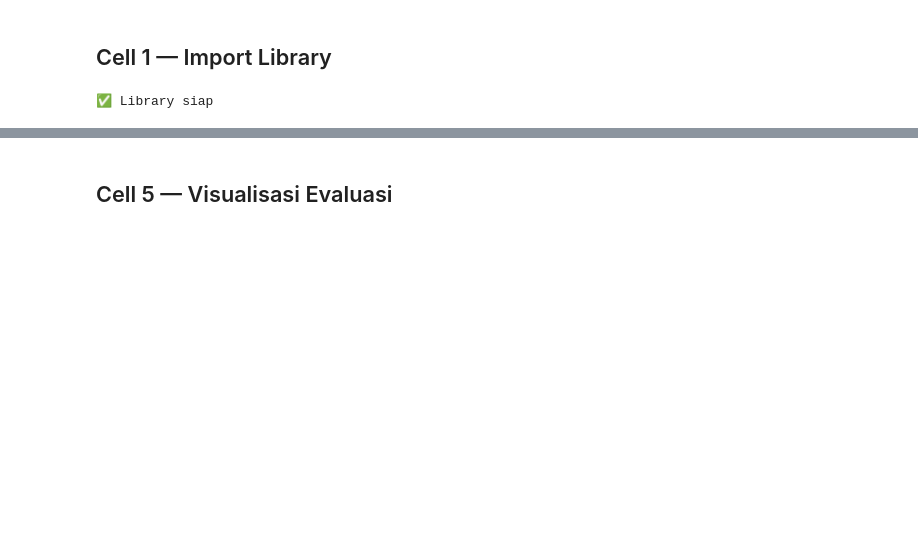
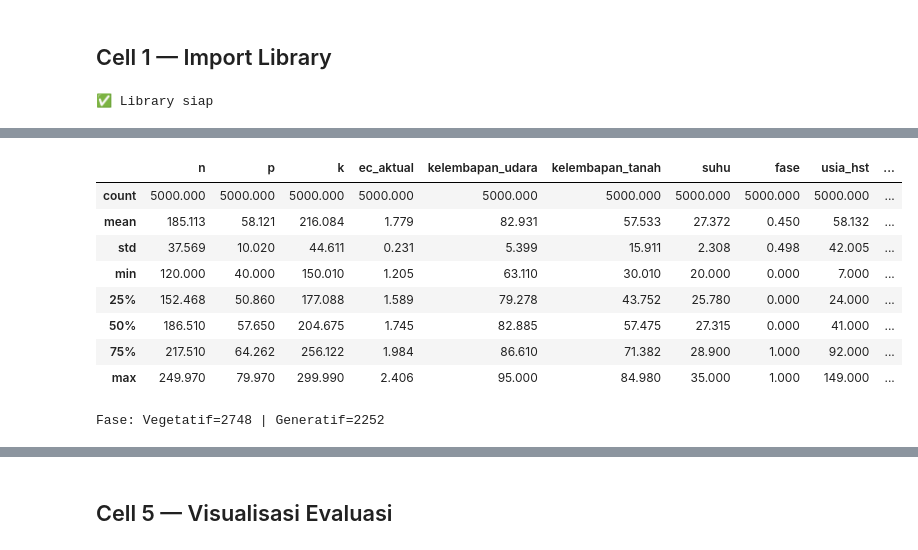
Before and after one commit to deevaz/precision_farming_adaptif, a Jupyter notebook: model1_target_ec_cloud.ipynb, the cells around one changed output, grey strips where cells are left out. Cells and saved outputs as stored; diff of their text form; code cells hidden in the pictures; blank space fills up the shorter version.

```diff
--- a/model1_target_ec_cloud.ipynb
+++ b/model1_target_ec_cloud.ipynb
@@ -126,0 +51,15 @@ Name: target_ec, dtype: float64
+# %%
+df = pd.read_csv('dataset/dataset_paprika_adaptif.csv')
+display(df.describe().round(3))
+print(f'\nFase: Vegetatif={int((df.fase==0).sum())} | Generatif={int((df.fase==1).sum())}')
+# %% [output]
+|  | n | p | k | ec_aktual | kelembapan_udara | kelembapan_tanah | suhu | fase | usia_hst | ... |
+| count | 5000.000 | 5000.000 | 5000.000 | 5000.000 | 5000.000 | 5000.000 | 5000.000 | 5000.000 | 5000.000 | ... |
+| mean | 185.113 | 58.121 | 216.084 | 1.779 | 82.931 | 57.533 | 27.372 | 0.450 | 58.132 | ... |
+| std | 37.569 | 10.020 | 44.611 | 0.231 | 5.399 | 15.911 | 2.308 | 0.498 | 42.005 | ... |
+| min | 120.000 | 40.000 | 150.010 | 1.205 | 63.110 | 30.010 | 20.000 | 0.000 | 7.000 | ... |
+| 25% | 152.468 | 50.860 | 177.088 | 1.589 | 79.278 | 43.752 | 25.780 | 0.000 | 24.000 | ... |
+| 50% | 186.510 | 57.650 | 204.675 | 1.745 | 82.885 | 57.475 | 27.315 | 0.000 | 41.000 | ... |
+| 75% | 217.510 | 64.262 | 256.122 | 1.984 | 86.610 | 71.382 | 28.900 | 1.000 | 92.000 | ... |
+| max | 249.970 | 79.970 | 299.990 | 2.406 | 95.000 | 84.980 | 35.000 | 1.000 | 149.000 | ... |
+Fase: Vegetatif=2748 | Generatif=2252
```
Also changed, not shown: parts of 16 cells of this notebook, 7 other files.
